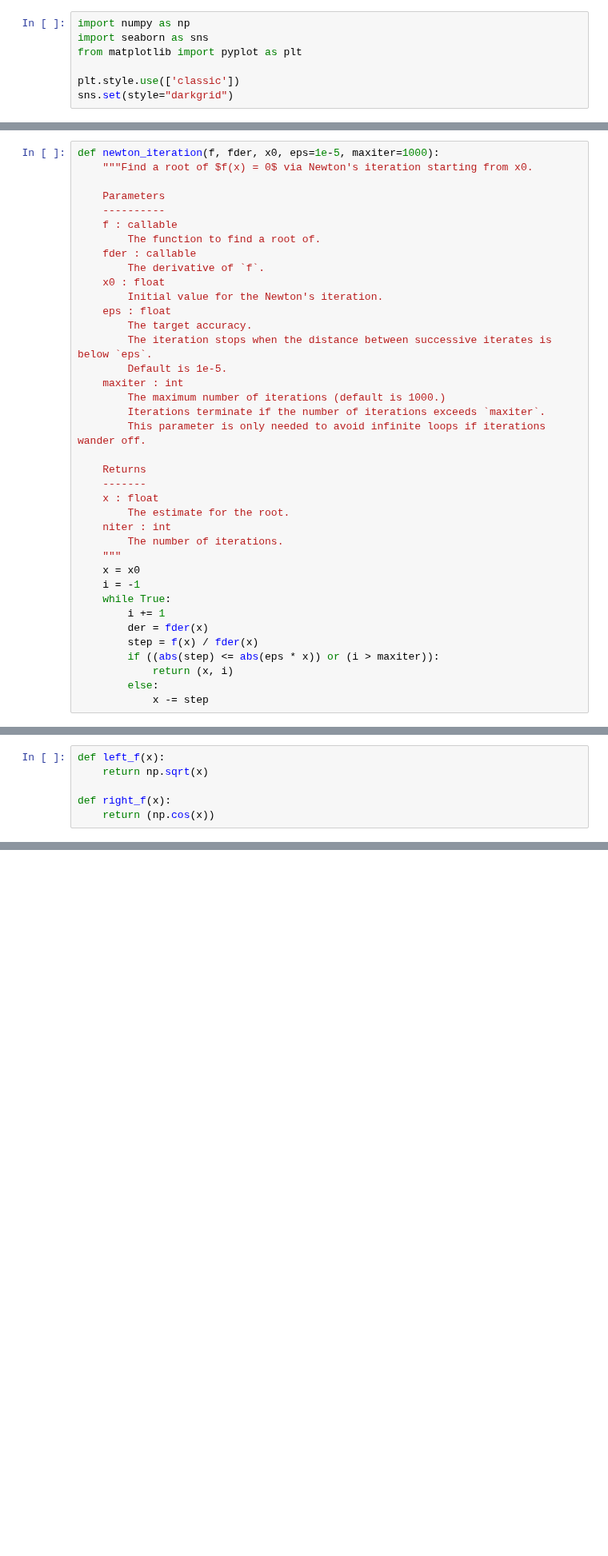
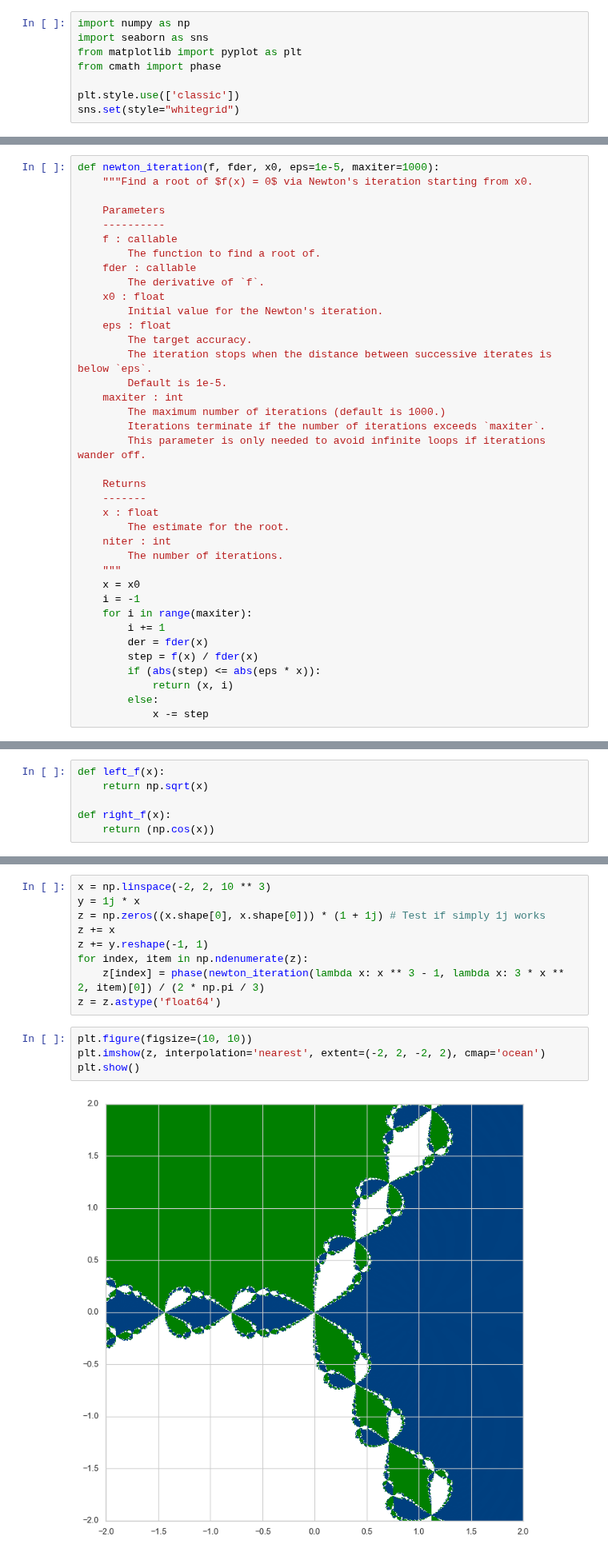
Before and after one commit to ev-br/CP2020, a Jupyter notebook: week_3_newton_fixed_pt.ipynb, the cells around one changed output, grey strips where cells are left out. Shown at 80% size. Cells and saved outputs as stored; diff of their text form; blank space fills up the shorter version.

```diff
--- a/week_3_newton_fixed_pt.ipynb
+++ b/week_3_newton_fixed_pt.ipynb
@@ -4,9 +4,10 @@
 import numpy as np
 import seaborn as sns
 from matplotlib import pyplot as plt
+from cmath import phase
 
 plt.style.use(['classic'])
-sns.set(style="darkgrid")
+sns.set(style="whitegrid")
 # %% [markdown]
 Write a function which performs Newton's iteration for a given function $f(x)$ with known derivative $f'(x)$. Your function should find the root of $f(x)$ with a predefined absolute accuracy $\epsilon$.
 # %%
@@ -39,11 +40,11 @@ def newton_iteration(f, fder, x0, eps=1e-5, maxiter=1000):
     """
     x = x0
     i = -1
-    while True:
+    for i in range(maxiter):
         i += 1
         der = fder(x)
         step = f(x) / fder(x)
-        if ((abs(step) <= abs(eps * x)) or (i > maxiter)):
+        if (abs(step) <= abs(eps * x)):
             return (x, i)
         else:
             x -= step
@@ -219,3 +266,18 @@ The Newton's iterations converge to one of these solutions, depending on the sta
 
 Plot the $\textit{basins of attraction}$ of these roots on the complex plane of $x$ (i.e., on the plane $\mathrm{Re}x$ -- $\mathrm{Im}x$). To this end, make a series of calculations, varying the initial conditions on a grid of points.
 Color the grid in three colors, according to the root, to which iterations converged.
+# %%
+x = np.linspace(-2, 2, 10 ** 3)
+y = 1j * x
+z = np.zeros((x.shape[0], x.shape[0])) * (1 + 1j) # Test if simply 1j works
+z += x
+z += y.reshape(-1, 1)
+for index, item in np.ndenumerate(z):
+    z[index] = phase(newton_iteration(lambda x: x ** 3 - 1, lambda x: 3 * x ** 2, item)[0]) / (2 * np.pi / 3)
+z = z.astype('float64')
+# %%
+plt.figure(figsize=(10, 10))
+plt.imshow(z, interpolation='nearest', extent=(-2, 2, -2, 2), cmap='ocean')
+plt.show()
+# %% [output]
+[figure, added]
```
Also changed, not shown: parts of 8 cells of this notebook, 3 other files.
